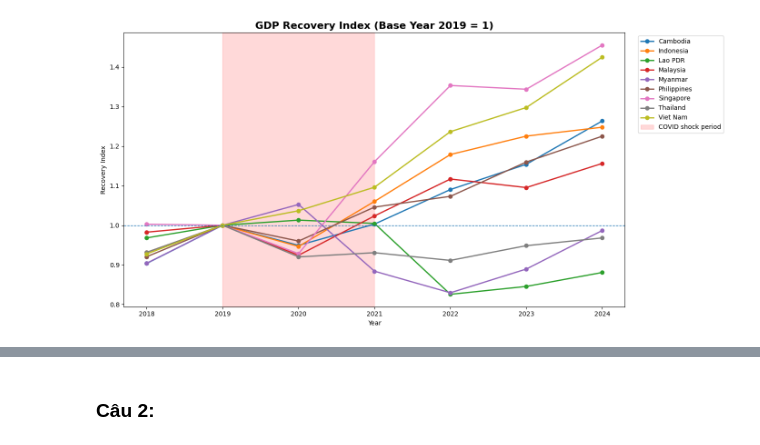
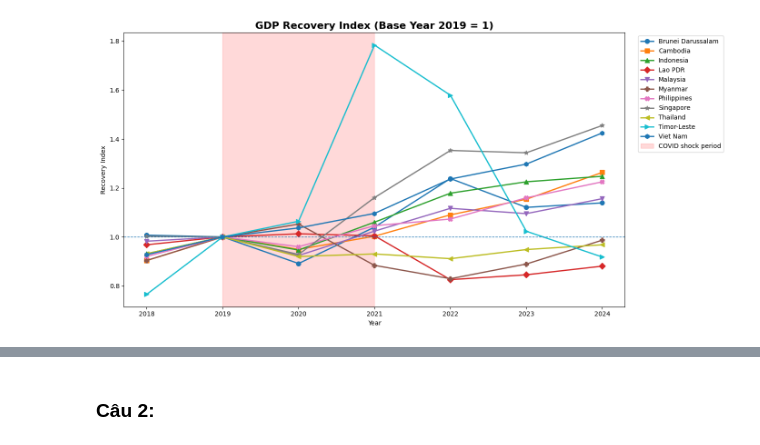
Before and after one commit to tranthanh22/data_visualize_lab2, a Jupyter notebook: lab2.ipynb, the cells around one changed output, grey strips where cells are left out. Cells and saved outputs as stored; diff of their text form; code cells hidden in the pictures.

```diff
--- a/lab2.ipynb
+++ b/lab2.ipynb
@@ -12,6 +13,6 @@ from matplotlib.ticker import FuncFormatter
 # %%
 ### Lấy dữ liệu ở đây
-sea = pd.read_csv('./datafile/southEastAsiaDataFinal.csv')
+sea = pd.read_csv('./datafile/final.csv')
 # %%
 sea.head(10)
 # %% [output]
@@ -148,18 +210,0 @@ gdp_growth = get_indicator_data("NY.GDP.MKTP.KD.ZG")
-# %%
-### Biểu đồ ở đây
-gdp_growth = get_indicator_data("NY.GDP.MKTP.KD.ZG")
-
-plt.figure(figsize=(14, 7))
-for country in gdp_growth.columns:
-    plt.plot(gdp_growth.index, gdp_growth[country], marker="o", linewidth=2, label=country)
-
-plt.axvspan(2019, 2021, alpha=0.15, color="red", label="COVID shock period")
-
-plt.axhline(0, linestyle="--", linewidth=1)
-
-plt.title("GDP Growth of Southeast Asian Countries (2018–2024)", fontsize=16, weight="bold")
-plt.xlabel("Year")
-plt.ylabel("GDP growth (%)")
-plt.legend(bbox_to_anchor=(1.02, 1), loc="upper left")
-plt.tight_layout()
-plt.show()
@@ -168,20 +302,34 @@ plt.show()
+# %%
+markers = ['o', 's', '^', 'D', 'v', 'P', 'X', '*', '<', '>', 'h']
 # %%
 gdp = get_indicator_data("NY.GDP.MKTP.CD")
 
 recovery_index = gdp.divide(gdp.loc[2019], axis=1)
 
 plt.figure(figsize=(14, 7))
-for country in recovery_index.columns:
-    plt.plot(recovery_index.index, recovery_index[country], marker="o", linewidth=2, label=country)
+
+# danh sách marker (có thể thêm nữa nếu nhiều nước)
+# markers = ['o', 's', '^', 'D', 'v', 'P', 'X', '*', '<', '>', 'h']
+
+for i, country in enumerate(recovery_index.columns):
+    plt.plot(
+        recovery_index.index,
+        recovery_index[country],
+        marker=markers[i % len(markers)],   # mỗi nước 1 kiểu marker
+        linewidth=2,
+        markersize=7,
+        label=country
+    )
 
 plt.axhline(1.0, linestyle="--", linewidth=1)
 plt.axvspan(2019, 2021, alpha=0.15, color="red", label="COVID shock period")
 
 plt.title("GDP Recovery Index (Base Year 2019 = 1)", fontsize=16, weight="bold")
 plt.xlabel("Year")
 plt.ylabel("Recovery Index")
+
 plt.legend(bbox_to_anchor=(1.02, 1), loc="upper left")
 plt.tight_layout()
 plt.show()
 # %% [output]
-[figure, old version]
+[figure, new version]
```
Also changed, not shown: parts of 19 cells of this notebook.
